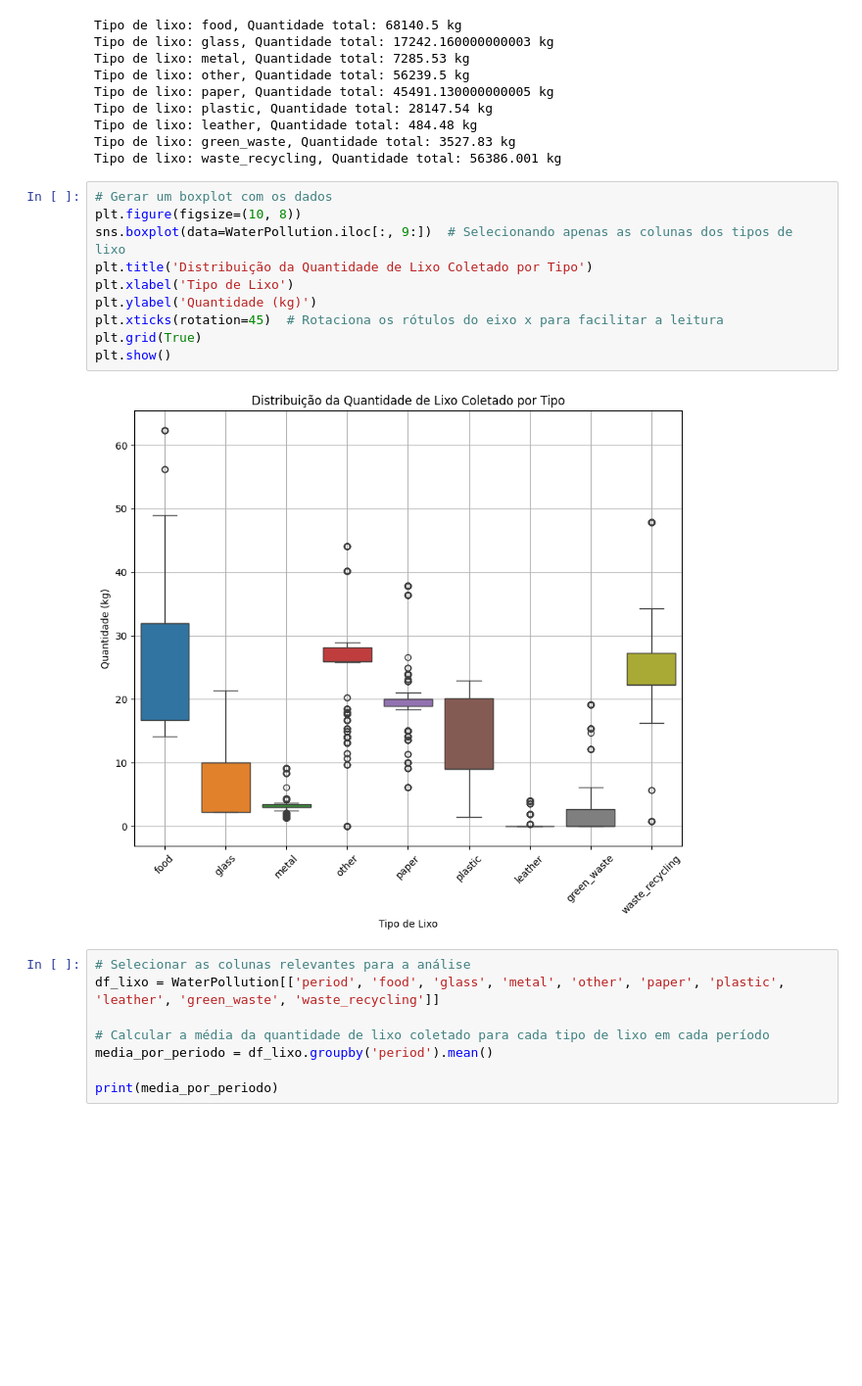
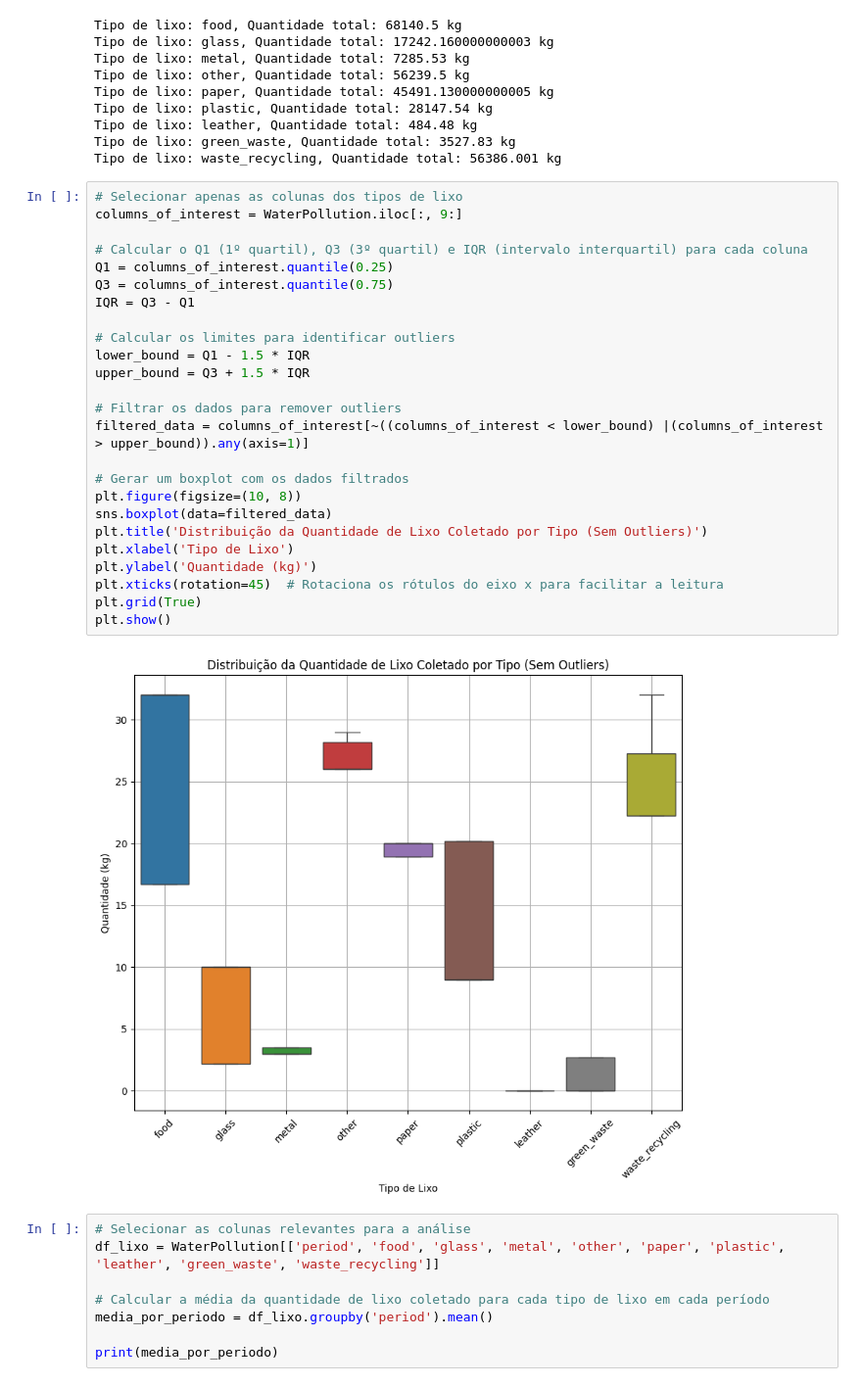
Before and after one commit to SamaraMoreira/EcoOcean-IA, a Jupyter notebook: EcoOcean.ipynb, the cells around one changed output. Shown at 98% size. Drawn from its saved outputs; the diff is of its cells as text; blank space fills up the shorter version.

```diff
--- a/EcoOcean.ipynb
+++ b/EcoOcean.ipynb
@@ -180,17 +237,32 @@ Tipo de lixo: leather, Quantidade total: 484.48 kg
 Tipo de lixo: green_waste, Quantidade total: 3527.83 kg
 Tipo de lixo: waste_recycling, Quantidade total: 56386.001 kg
 # %%
-# Gerar um boxplot com os dados
+# Selecionar apenas as colunas dos tipos de lixo
+columns_of_interest = WaterPollution.iloc[:, 9:]
+
+# Calcular o Q1 (1º quartil), Q3 (3º quartil) e IQR (intervalo interquartil) para cada coluna
+Q1 = columns_of_interest.quantile(0.25)
+Q3 = columns_of_interest.quantile(0.75)
+IQR = Q3 - Q1
+
+# Calcular os limites para identificar outliers
+lower_bound = Q1 - 1.5 * IQR
+upper_bound = Q3 + 1.5 * IQR
+
+# Filtrar os dados para remover outliers
+filtered_data = columns_of_interest[~((columns_of_interest < lower_bound) |(columns_of_interest > upper_bound)).any(axis=1)]
+
+# Gerar um boxplot com os dados filtrados
 plt.figure(figsize=(10, 8))
-sns.boxplot(data=WaterPollution.iloc[:, 9:])  # Selecionando apenas as colunas dos tipos de lixo
-plt.title('Distribuição da Quantidade de Lixo Coletado por Tipo')
+sns.boxplot(data=filtered_data)
+plt.title('Distribuição da Quantidade de Lixo Coletado por Tipo (Sem Outliers)')
 plt.xlabel('Tipo de Lixo')
 plt.ylabel('Quantidade (kg)')
 plt.xticks(rotation=45)  # Rotaciona os rótulos do eixo x para facilitar a leitura
 plt.grid(True)
 plt.show()
 # %% [output]
-[figure, old version]
+[figure, new version]
 # %%
 # Selecionar as colunas relevantes para a análise
 df_lixo = WaterPollution[['period', 'food', 'glass', 'metal', 'other', 'paper', 'plastic', 'leather', 'green_waste', 'waste_recycling']]
```
Also changed, not shown: parts of 38 cells of this notebook.
